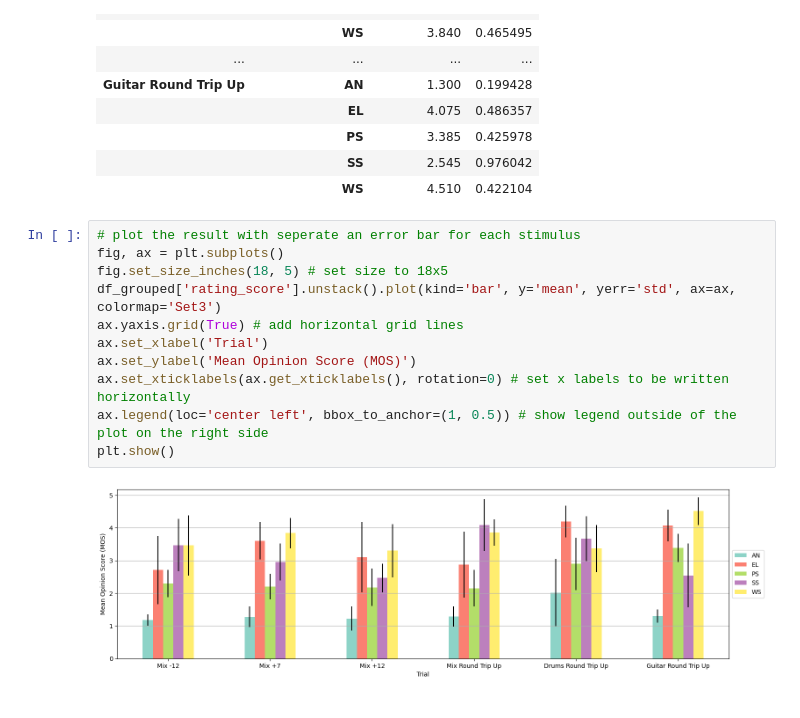
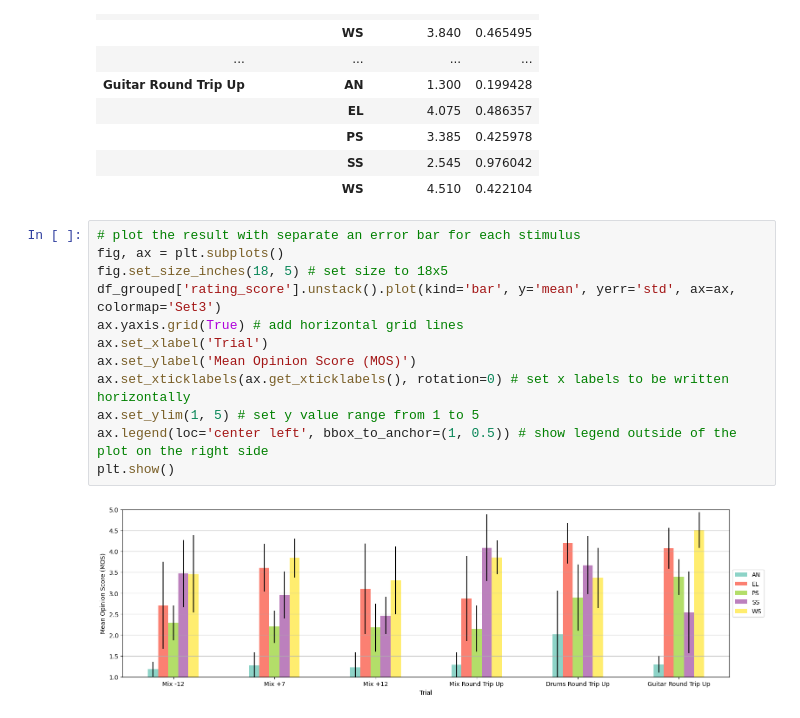
Before and after one commit to mp-smc23/SMC9, a Jupyter notebook: Evaluation/Results/process_results.ipynb, the cells around one changed output. Drawn from its saved outputs; the diff is of its cells as text.

Commit message:
eval results 3

```diff
--- a/Evaluation/Results/process_results.ipynb
+++ b/Evaluation/Results/process_results.ipynb
@@ -143,15 +143,16 @@ df_grouped
 |  | SS | 2.545 | 0.976042 |
 |  | WS | 4.510 | 0.422104 |
 # %%
-# plot the result with seperate an error bar for each stimulus
+# plot the result with separate an error bar for each stimulus
 fig, ax = plt.subplots()
 fig.set_size_inches(18, 5) # set size to 18x5
 df_grouped['rating_score'].unstack().plot(kind='bar', y='mean', yerr='std', ax=ax, colormap='Set3')
 ax.yaxis.grid(True) # add horizontal grid lines
 ax.set_xlabel('Trial')
 ax.set_ylabel('Mean Opinion Score (MOS)')
 ax.set_xticklabels(ax.get_xticklabels(), rotation=0) # set x labels to be written horizontally
+ax.set_ylim(1, 5) # set y value range from 1 to 5
 ax.legend(loc='center left', bbox_to_anchor=(1, 0.5)) # show legend outside of the plot on the right side
 plt.show()
 # %% [output]
-[figure, old version]
+[figure, new version]
```
Also changed, not shown: 2 other files.
